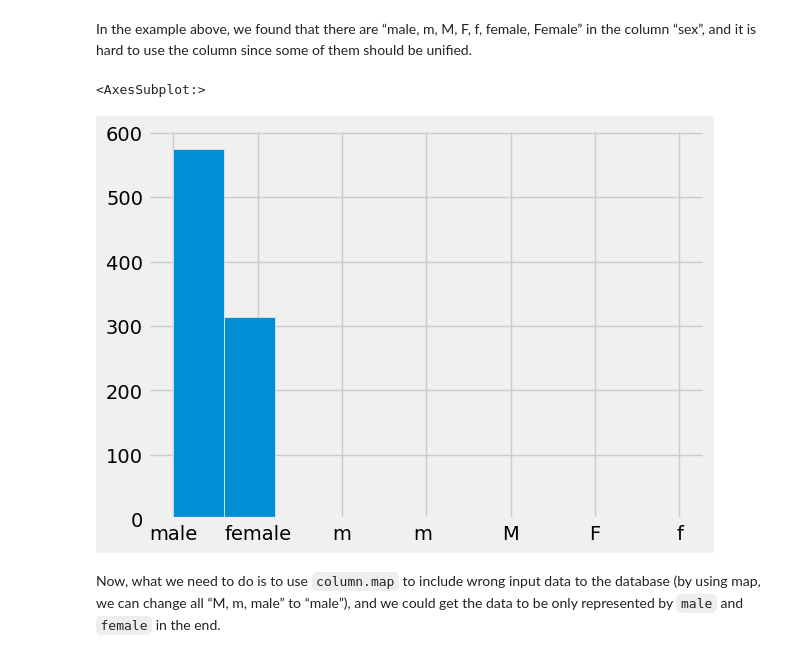
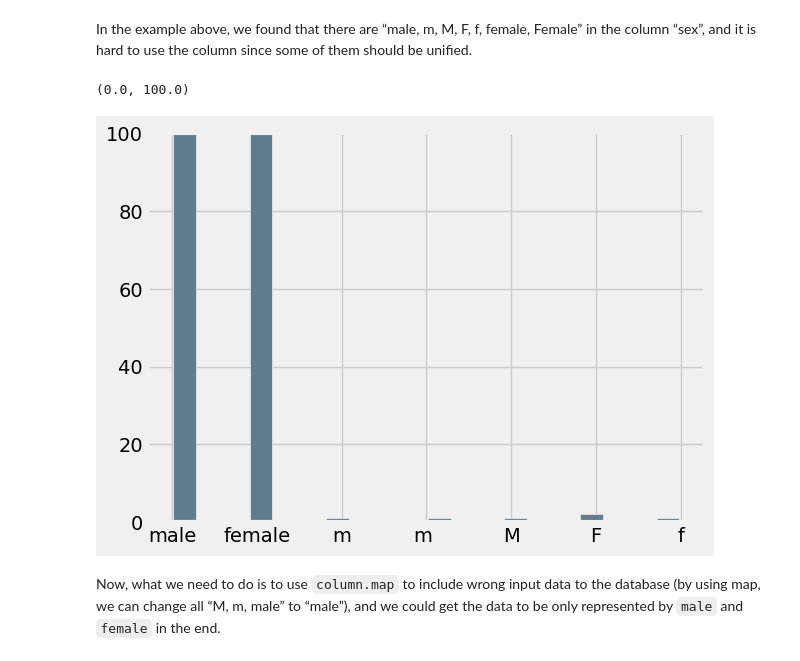
Before and after one commit to ds-modules/PUBPOL-ETHSTD-C164A-SP23, a Jupyter notebook: Data Cleaning EDA Notebook.ipynb, the cells around one changed output. Saved outputs shown, nothing was run; the diff lists cells and outputs as text; code cells hidden in the pictures.

```diff
--- a/Data Cleaning EDA Notebook.ipynb
+++ b/Data Cleaning EDA Notebook.ipynb
@@ -225,0 +208,3 @@ Now we have seen there are duplicates in this dataset. I would like to remove th
+# %%
+df1 = df1.drop_duplicates(keep="first")#drop all duplicates and leave one
+len(df1)
@@ -252,10 +243,11 @@ array(['male', 'female', 'm', 'm ', 'M', 'F', 'f'], dtype=object)
 # %% [markdown]
 In the example above, we found that there are “male, m, M, F, f, female, Female” in the column “sex”, and it is hard to use the column since some of them should be unified.
 # %%
-df1["Sex"].hist()
+df1["Sex"].hist(grid=True, bins=20, rwidth=0.9,
+                   color='#607c8e').set_ylim(0, 100)
 # %% [output]
-<AxesSubplot:>
+(0.0, 100.0)
-[figure, old version]
+[figure, new version]
 # %% [markdown]
 Now, what we need to do is to use `column.map`  to include wrong input data to the database (by using map, we can change all “M, m, male” to “male”), and we could get the data to be only represented by `male` and `female` in the end.
 # %%
```
Also changed, not shown: parts of 35 cells of this notebook.
